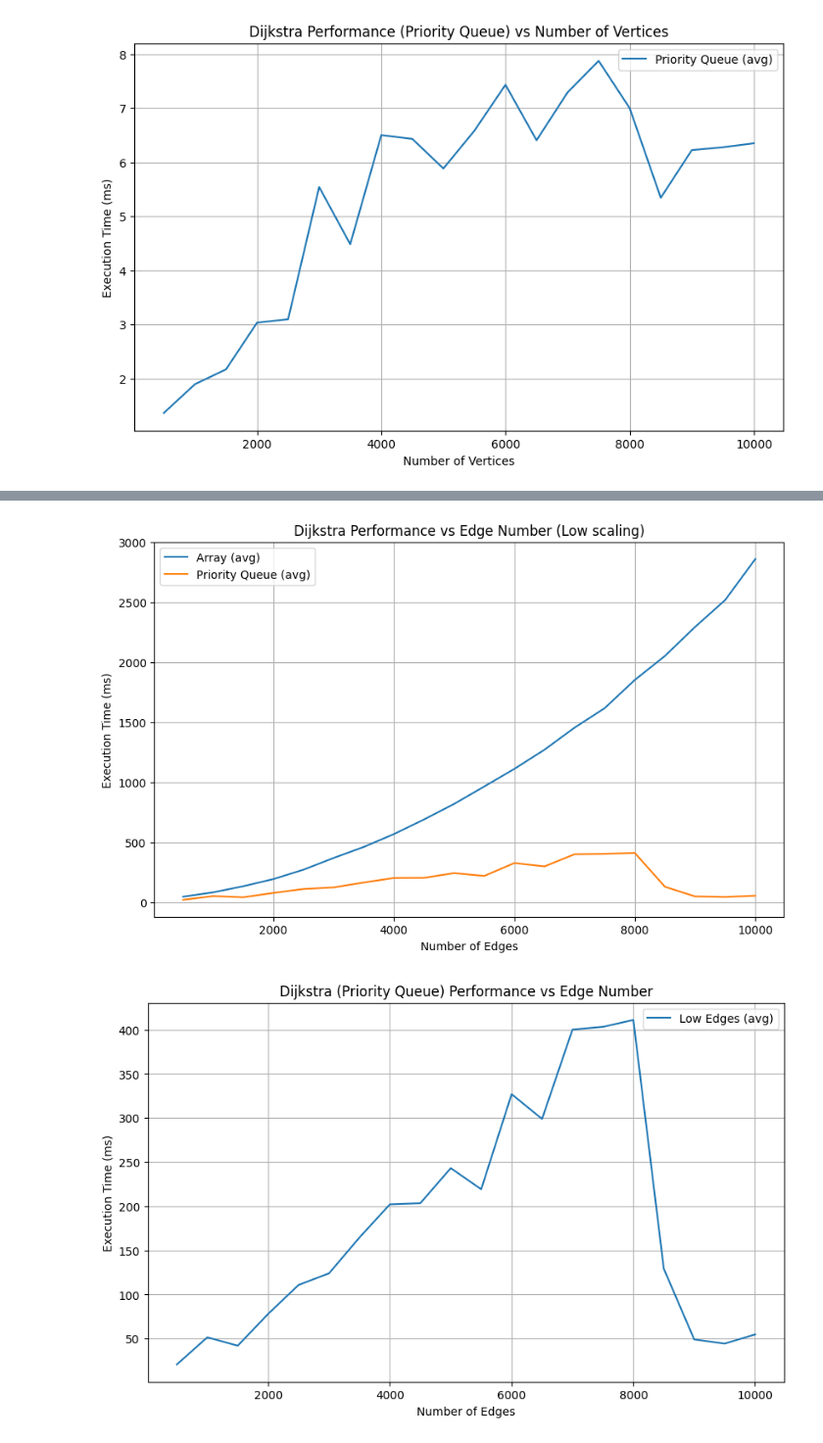
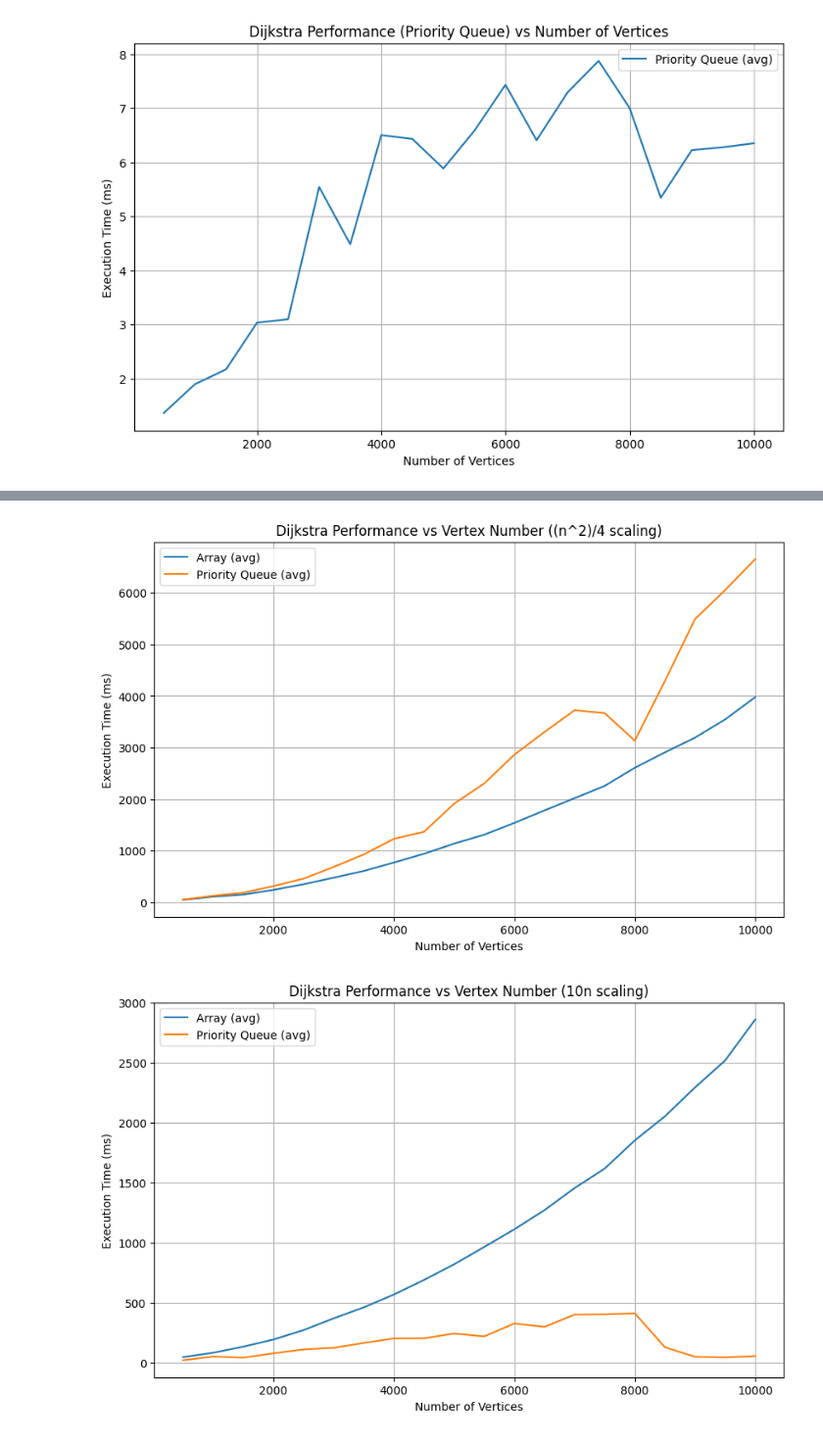
Before and after one commit to Eyewhy/SC2001-Lab, a Jupyter notebook: lab2/graph.ipynb, the cells around one changed output, grey strips where cells are left out. Shown: that part at 98% size. Drawn from its saved outputs; the diff is of its cells as text; code cells hidden in the pictures.

Commit message:
add O(nlgn)

```diff
--- a/lab2/graph.ipynb
+++ b/lab2/graph.ipynb
@@ -128,6 +128,7 @@ plt.show()
 # %%
 
 test_high_e = pd.read_csv('test_high_e.csv')
+test_log_e = pd.read_csv('test_log_e.csv')
 test_low_e = pd.read_csv('test_low_e.csv')
 
 # Compute averages
@@ -137,29 +138,32 @@ test_high_e['pq_avg'] = test_high_e[[f'q{i}' for i in range(1, 6)]].mean(axis=1)
 test_low_e['array_avg'] = test_low_e[[f'a{i}' for i in range(1, 6)]].mean(axis=1)
 test_low_e['pq_avg'] = test_low_e[[f'q{i}' for i in range(1, 6)]].mean(axis=1)
 
+test_log_e['array_avg'] = test_log_e[[f'a{i}' for i in range(1, 6)]].mean(axis=1)
+test_log_e['pq_avg'] = test_log_e[[f'q{i}' for i in range(1, 6)]].mean(axis=1)
+
 labels = {
     'array_avg': 'Array',
     'pq_avg': 'Priority Queue',
 }
 for djtype in ['array_avg','pq_avg']:
     plt.figure(figsize=(10, 6))
-    plt.plot(test_high_e['i'], test_high_e[djtype], label='High Edges (avg)')
-    plt.plot(test_low_e['i'], test_low_e[djtype], label='Low Edges (avg)')
-    plt.plot(test['i'], test[djtype], label='Medium Edges (avg)')
-    plt.title(f'Dijkstra ({labels[djtype]}) Performance vs Edge Number')
-    plt.xlabel('Number of Edges')
+    plt.plot(test_high_e['i'], test_high_e[djtype], label='O(n^2) Edge Scaling (avg)')
+    plt.plot(test_log_e['i'], test_log_e[djtype], label='O(nlgn) Edge Scaling (avg)')
+    plt.plot(test['i'], test[djtype], label='O(n) Edge Scaling (avg)')
+    plt.title(f'Dijkstra ({labels[djtype]}) Performance vs Vertex Number')
+    plt.xlabel('Number of Vertices')
     plt.ylabel('Execution Time (ms)')
     plt.legend()
     plt.grid()
     plt.show()
 
-labels2 = ['Medium', 'High', 'Low']
-for i, etype in enumerate([test,test_high_e,test_low_e]):
+labels2 = ['100n', '10nlog2(n)', '(n^2)/4','10n']
+for i, etype in enumerate([test,test_log_e,test_high_e,test_low_e]):
     plt.figure(figsize=(10, 6))
     plt.plot(getattr(etype,'i'), getattr(etype,'array_avg'), label='Array (avg)')
     plt.plot(getattr(etype,'i'), getattr(etype,'pq_avg'), label='Priority Queue (avg)')
-    plt.title(f'Dijkstra Performance vs Edge Number ({labels2[i]} scaling)')
-    plt.xlabel('Number of Edges')
+    plt.title(f'Dijkstra Performance vs Vertex Number ({labels2[i]} scaling)')
+    plt.xlabel('Number of Vertices')
     plt.ylabel('Execution Time (ms)')
     plt.legend()
     plt.grid()
@@ -181,2 +185,2 @@ plt.show()
-[figure, old version]
+[figure, new version]
-[figure, old version]
+[figure, new version]
```
Also changed, not shown: parts of 1 cell of this notebook, 3 other files.
